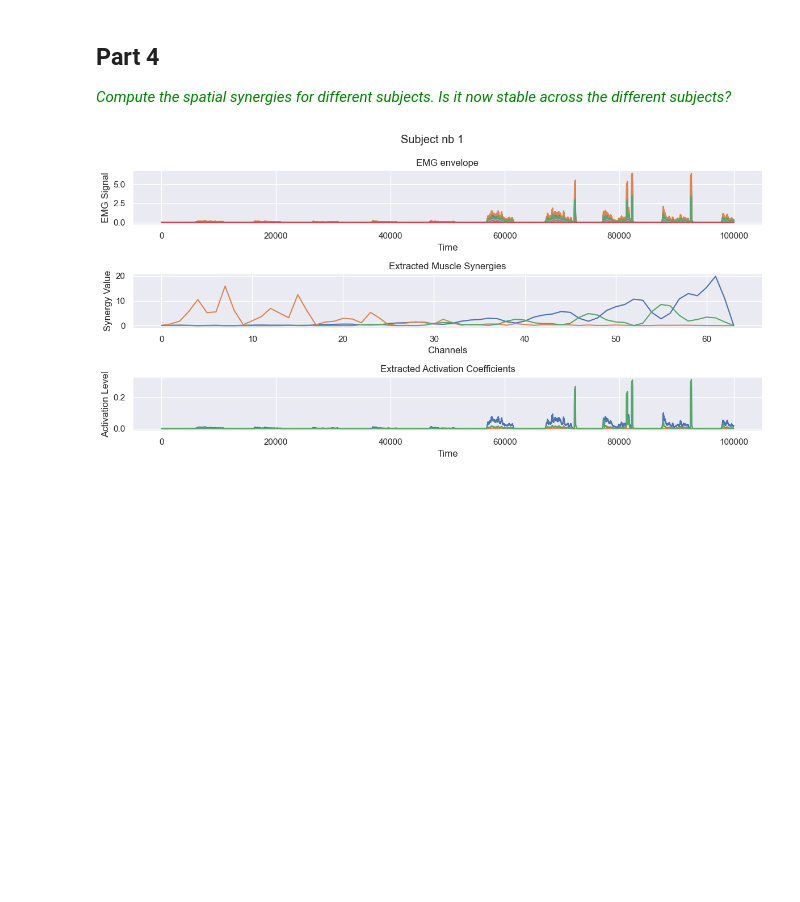
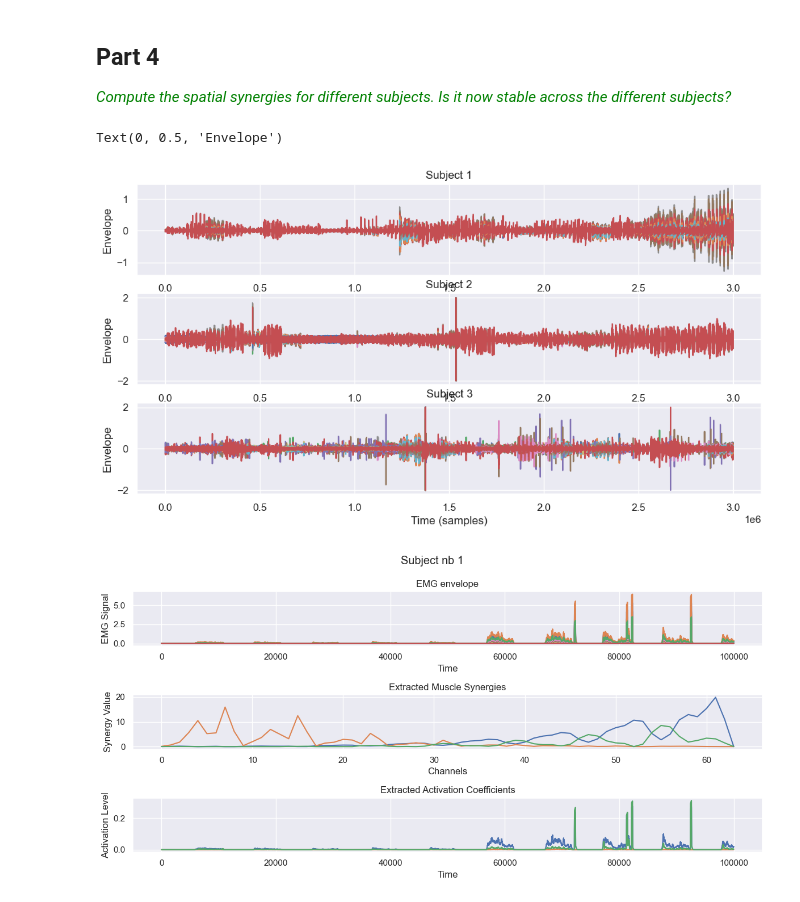
Before and after one commit to Neiizo/NSSP_421_Group_M, a Jupyter notebook: Project3/MiniProject3.ipynb, the cells around one changed output. Cells and saved outputs as stored; diff of their text form; code cells hidden in the pictures; blank space fills up the shorter version.

```diff
--- a/Project3/MiniProject3.ipynb
+++ b/Project3/MiniProject3.ipynb
@@ -407,31 +402,34 @@ different subjects? </span>*
 # %%
 
 # Plot the three datas for each patient
-fig, ax = plt.subplots(1, 3)
+fig, ax = plt.subplots(3, 1, figsize=(12, 6))
 
 tmp_emg = sub_files[0]["emg_flexors_new"]
 tmp_emg[tmp_emg > 2] = 2
 tmp_emg[tmp_emg < -2] = -2
 ax[0].plot(np.reshape((tmp_emg), (sub_files[0]["emg_flexors_new"].shape[0], 64)))
 ax[0].set_title("Subject 1")
 ax[0].set_xlabel("Time (samples)")
 ax[0].set_ylabel("Envelope")
 
 tmp_emg = sub_files[1]["emg_flexors_new"]
 tmp_emg[tmp_emg > 2] = 2
 tmp_emg[tmp_emg < -2] = -2
 ax[1].plot(np.reshape((tmp_emg), (sub_files[1]["emg_flexors_new"].shape[0], 64)))
 ax[1].set_title("Subject 2")
 ax[1].set_xlabel("Time (samples)")
 ax[1].set_ylabel("Envelope")
 
 tmp_emg = sub_files[2]["emg_flexors_new"]
 tmp_emg[tmp_emg > 2] = 2
 tmp_emg[tmp_emg < -2] = -2
 ax[2].plot(np.reshape((tmp_emg), (sub_files[2]["emg_flexors_new"].shape[0], 64)))
 ax[2].set_title("Subject 3")
 ax[2].set_xlabel("Time (samples)")
 ax[2].set_ylabel("Envelope")
+# %% [output]
+Text(0, 0.5, 'Envelope')
+[figure, added]
 # %%
 n_subject: int = 3
 BSS = "NMF"
```
Also changed, not shown: parts of 3 cells of this notebook.
